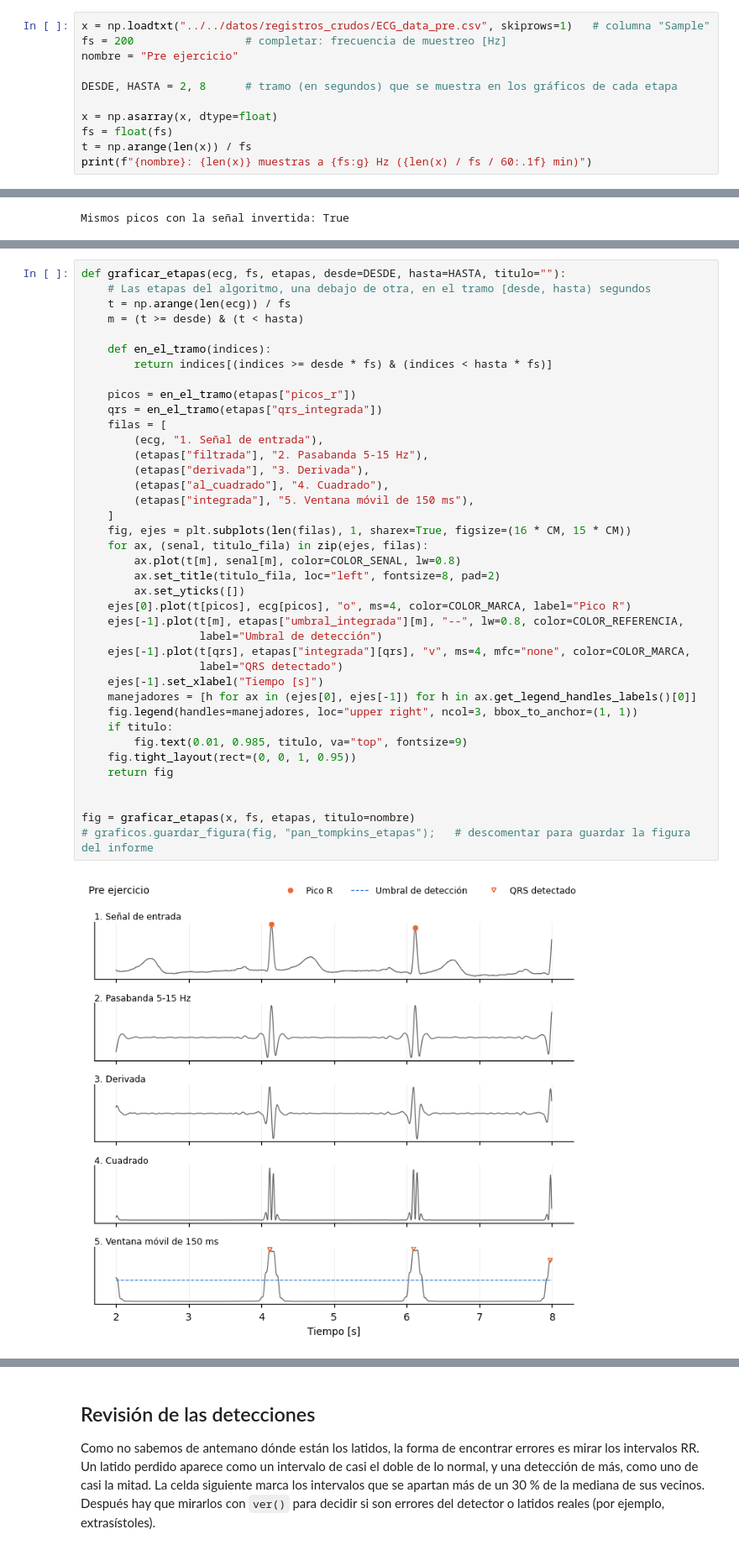
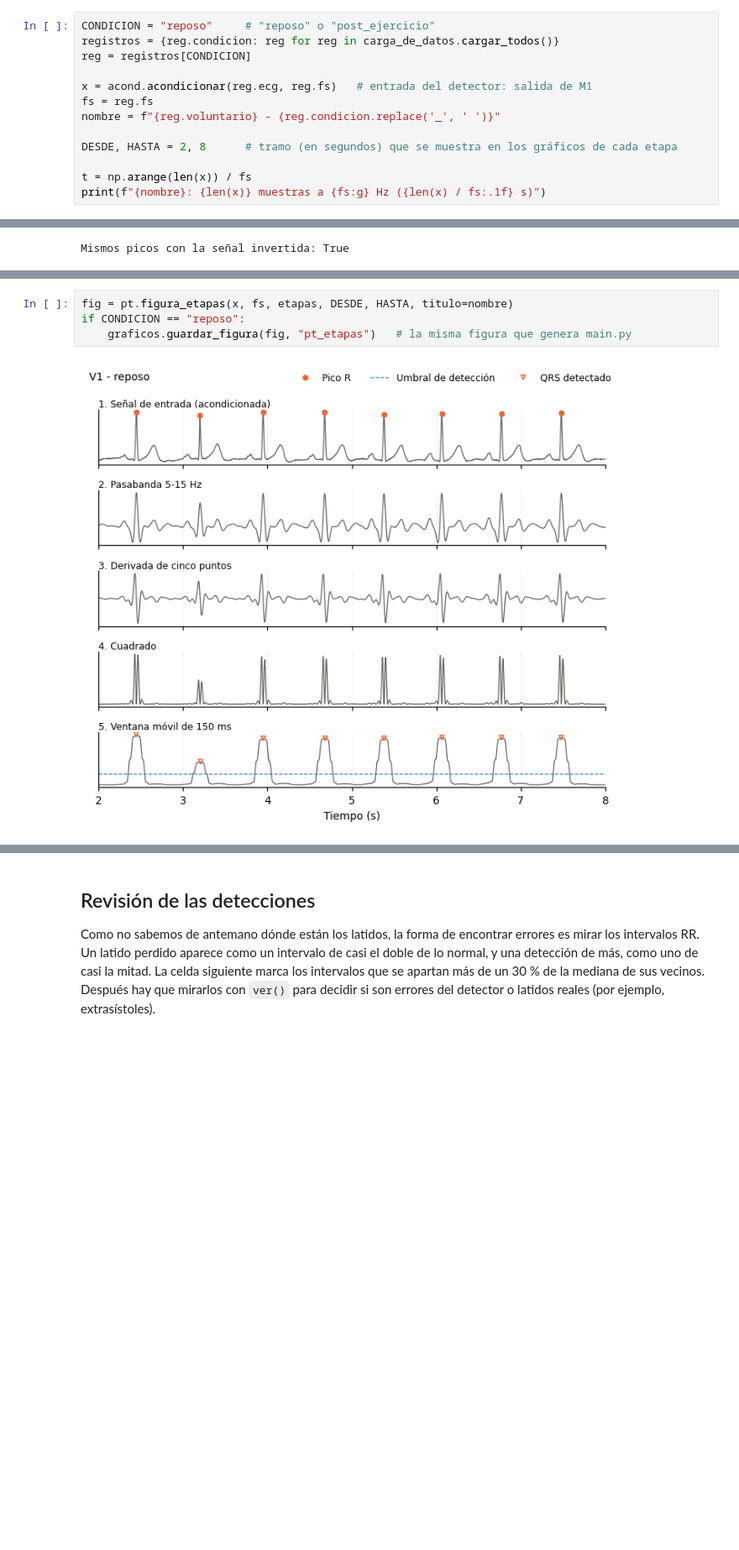
Before and after one commit to PurrthagorasCat/Informe-Laboratorio-ECG---PSIB---Grupo-2-, a Jupyter notebook: modulos/m2_pan_tompkins/pan_tompkins.ipynb, the cells around one changed output, grey strips where cells are left out. Shown at 84% size. Cells and saved outputs as stored; diff of their text form; blank space fills up the shorter version.

Commit message:
subo el tacograma, el main con todo junto, y el informe compilado

```diff
--- a/modulos/m2_pan_tompkins/pan_tompkins.ipynb
+++ b/modulos/m2_pan_tompkins/pan_tompkins.ipynb
@@ -46,12 +51,14 @@ COLOR_REFERENCIA = graficos.COLOR_CONDICION["reposo"]
 # %%
-x = np.loadtxt("../../datos/registros_crudos/ECG_data_pre.csv", skiprows=1)   # columna "Sample"
-fs = 200                 # completar: frecuencia de muestreo [Hz]
-nombre = "Pre ejercicio"
+CONDICION = "reposo"     # "reposo" o "post_ejercicio"
+registros = {reg.condicion: reg for reg in carga_de_datos.cargar_todos()}
+reg = registros[CONDICION]
+
+x = acond.acondicionar(reg.ecg, reg.fs)   # entrada del detector: salida de M1
+fs = reg.fs
+nombre = f"{reg.voluntario} - {reg.condicion.replace('_', ' ')}"
 
 DESDE, HASTA = 2, 8      # tramo (en segundos) que se muestra en los gráficos de cada etapa
 
-x = np.asarray(x, dtype=float)
-fs = float(fs)
 t = np.arange(len(x)) / fs
-print(f"{nombre}: {len(x)} muestras a {fs:g} Hz ({len(x) / fs / 60:.1f} min)")
+print(f"{nombre}: {len(x)} muestras a {fs:g} Hz ({len(x) / fs:.1f} s)")
 # %% [output]
@@ -413,44 +431,9 @@ mostrar el paso a paso del algoritmo.
 # %%
-def graficar_etapas(ecg, fs, etapas, desde=DESDE, hasta=HASTA, titulo=""):
-    # Las etapas del algoritmo, una debajo de otra, en el tramo [desde, hasta) segundos
-    t = np.arange(len(ecg)) / fs
-    m = (t >= desde) & (t < hasta)
-
-    def en_el_tramo(indices):
-        return indices[(indices >= desde * fs) & (indices < hasta * fs)]
-
-    picos = en_el_tramo(etapas["picos_r"])
-    qrs = en_el_tramo(etapas["qrs_integrada"])
-    filas = [
-        (ecg, "1. Señal de entrada"),
-        (etapas["filtrada"], "2. Pasabanda 5-15 Hz"),
-        (etapas["derivada"], "3. Derivada"),
-        (etapas["al_cuadrado"], "4. Cuadrado"),
-        (etapas["integrada"], "5. Ventana móvil de 150 ms"),
-    ]
-    fig, ejes = plt.subplots(len(filas), 1, sharex=True, figsize=(16 * CM, 15 * CM))
-    for ax, (senal, titulo_fila) in zip(ejes, filas):
-        ax.plot(t[m], senal[m], color=COLOR_SENAL, lw=0.8)
-        ax.set_title(titulo_fila, loc="left", fontsize=8, pad=2)
-        ax.set_yticks([])
-    ejes[0].plot(t[picos], ecg[picos], "o", ms=4, color=COLOR_MARCA, label="Pico R")
-    ejes[-1].plot(t[m], etapas["umbral_integrada"][m], "--", lw=0.8, color=COLOR_REFERENCIA,
-                  label="Umbral de detección")
-    ejes[-1].plot(t[qrs], etapas["integrada"][qrs], "v", ms=4, mfc="none", color=COLOR_MARCA,
-                  label="QRS detectado")
-    ejes[-1].set_xlabel("Tiempo [s]")
-    manejadores = [h for ax in (ejes[0], ejes[-1]) for h in ax.get_legend_handles_labels()[0]]
-    fig.legend(handles=manejadores, loc="upper right", ncol=3, bbox_to_anchor=(1, 1))
-    if titulo:
-        fig.text(0.01, 0.985, titulo, va="top", fontsize=9)
-    fig.tight_layout(rect=(0, 0, 1, 0.95))
-    return fig
-
-
-fig = graficar_etapas(x, fs, etapas, titulo=nombre)
-# graficos.guardar_figura(fig, "pan_tompkins_etapas");   # descomentar para guardar la figura del informe
+fig = pt.figura_etapas(x, fs, etapas, DESDE, HASTA, titulo=nombre)
+if CONDICION == "reposo":
+    graficos.guardar_figura(fig, "pt_etapas")   # la misma figura que genera main.py
 # %% [output]
-[figure, old version]
+[figure, new version]
 # %%
 picos = etapas["picos_r"]
 rr = np.diff(picos) / fs
```
Also changed, not shown: parts of 24 cells of this notebook, 36 other files.
